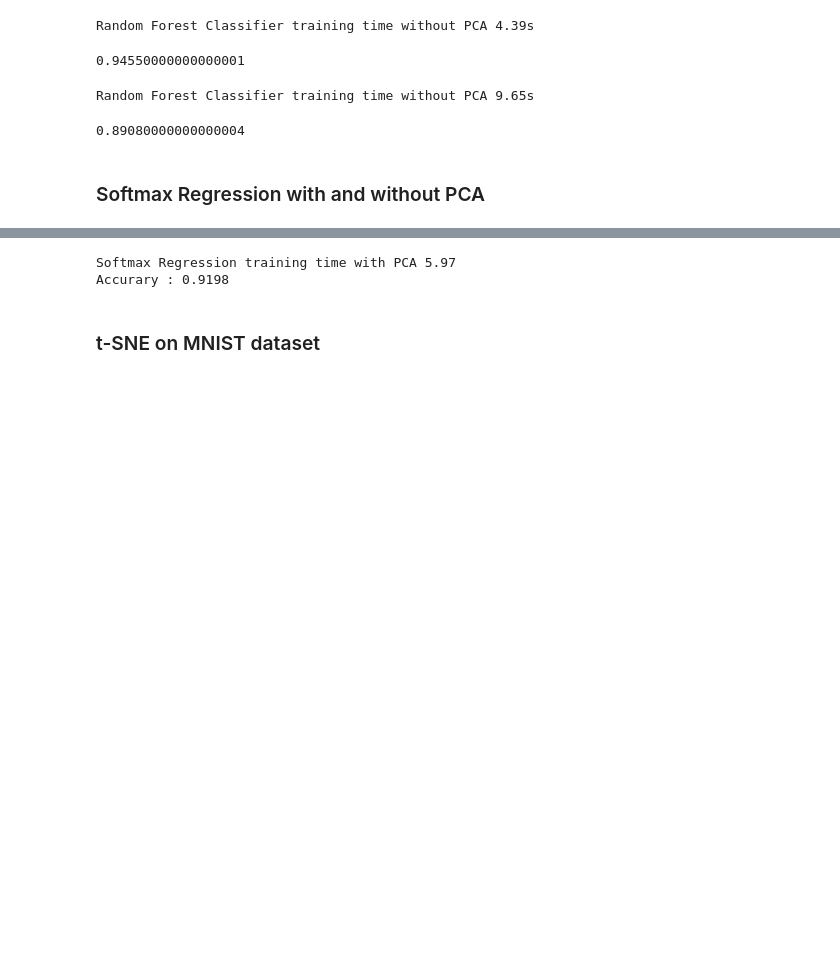
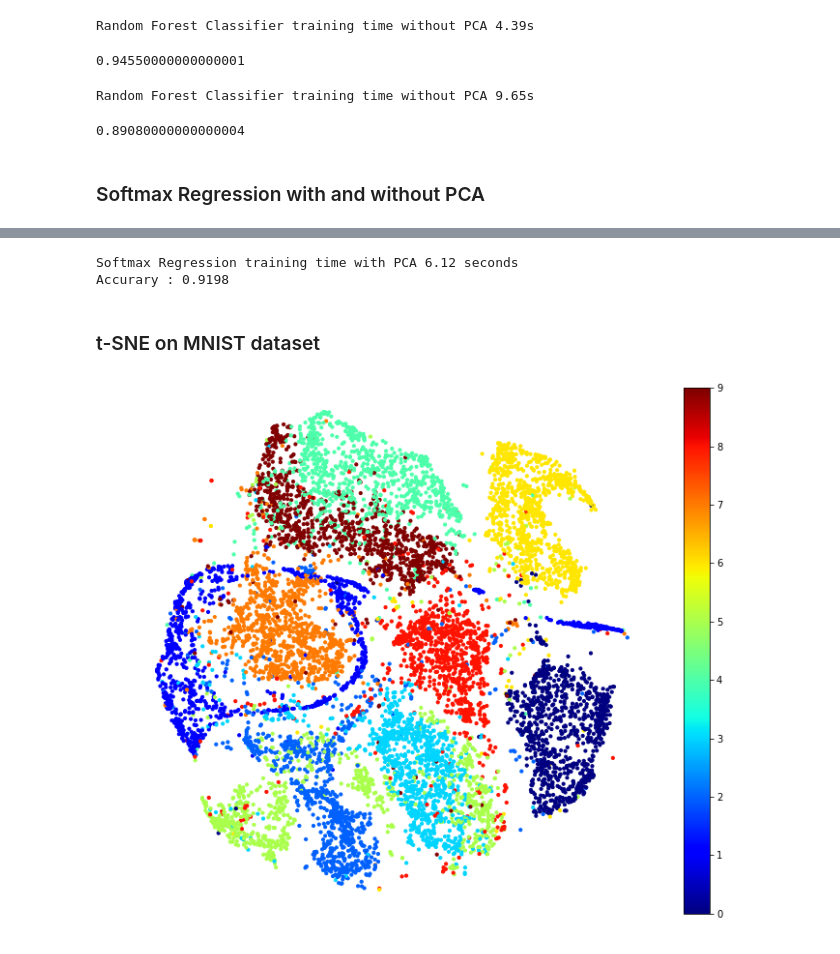
Before and after one commit to sivaram10/Python-Handson-Projects, a Jupyter notebook: 8-Dimensionality Reduction.ipynb, the cells around one changed output, grey strips where cells are left out. Saved outputs shown, nothing was run; the diff lists cells and outputs as text; code cells hidden in the pictures; blank space fills up the shorter version.

```diff
--- a/8-Dimensionality Reduction.ipynb
+++ b/8-Dimensionality Reduction.ipynb
@@ -438,13 +438,36 @@ softmax_PCA = LogisticRegression(multi_class="multinomial", solver="lbfgs", rand
 start_time=time.time()
 softmax_PCA.fit(X_train_PCA, y_train)
 end_time=time.time()
-print("Softmax Regression training time with PCA {:.2f}".format(end_time - start_time))
+print("Softmax Regression training time with PCA {:.2f} seconds".format(end_time - start_time))
 X_test_PCA = pca.transform(X_test)
 y_predict = softmax_PCA.predict(X_test_PCA)
 accuracy = accuracy_score(y_test, y_predict)
 print("Accurary :", accuracy)
 # %% [output]
-Softmax Regression training time with PCA 5.97
+Softmax Regression training time with PCA 6.12 seconds
 Accurary : 0.9198
 # %% [markdown]
 ### t-SNE on MNIST dataset
+# %%
+from sklearn.datasets import fetch_mldata
+mnist = fetch_mldata("MNIST original")
+# %%
+import numpy as np
+np.random.seed(42)
+m=10000
+index = np.random.permutation(60000)[:m]
+X_train = mnist["data"][index]
+y_train = mnist["target"][index]
+# %%
+from sklearn.manifold import TSNE
+tnse = TSNE(n_components=2, random_state=42)
+X_train_tsne = tnse.fit_transform(X_train)
+# %%
+import matplotlib.pyplot as plt
+plt.figure(figsize = (12,10))
+plt.scatter(X_train_tsne[:, 0], X_train_tsne[:, 1], c = y_train, cmap = "jet", s = 10, marker = 'o')
+plt.axis("off")
+plt.colorbar()
+plt.show()
+# %% [output]
+[figure, added]
```
Also changed, not shown: parts of 5 cells of this notebook.
